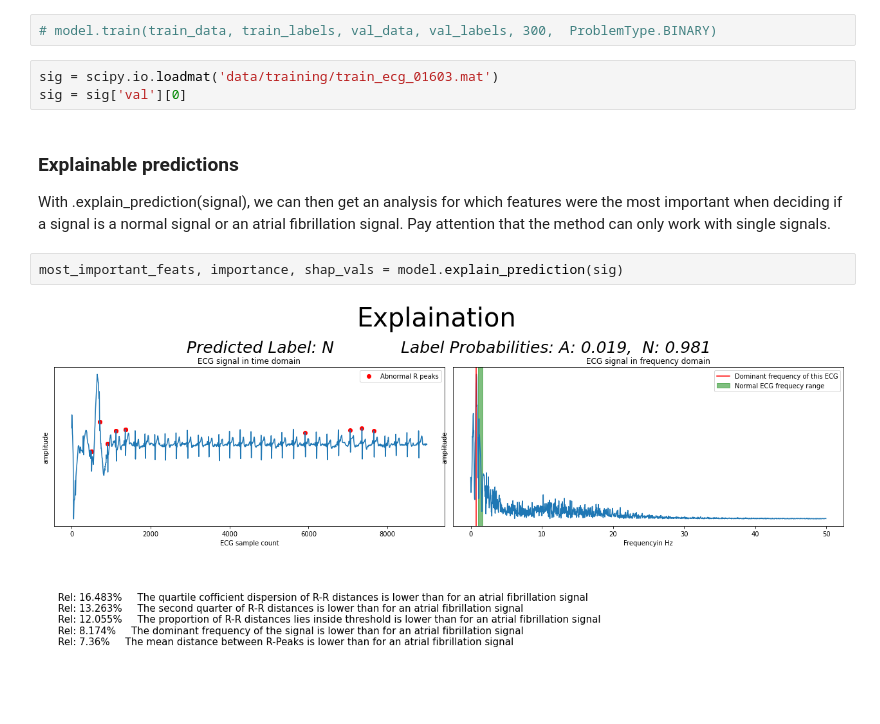
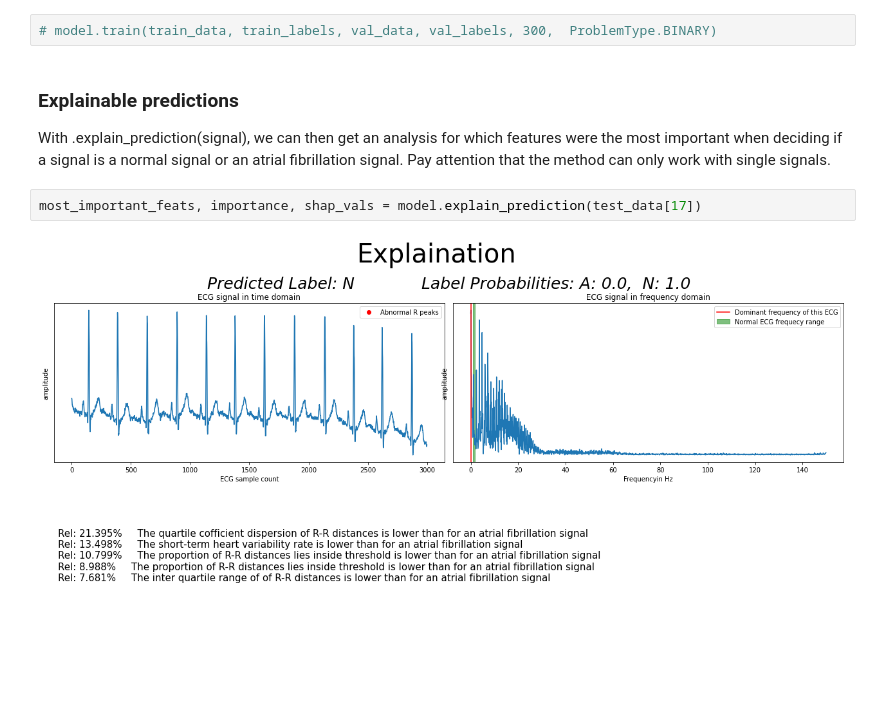
Before and after one commit to isabella-grieser/KISMED, a Jupyter notebook: Notebooks/explainablemodel.ipynb, the cells around one changed output. Cells and saved outputs as stored; diff of their text form; blank space fills up the shorter version.

Commit message:
change plots

```diff
--- a/Notebooks/explainablemodel.ipynb
+++ b/Notebooks/explainablemodel.ipynb
@@ -38,14 +35,11 @@ train_data, train_labels, val_data, val_labels, test_data, test_labels = preproc
 To be able to explain predictions, the model (and its explanation model) needs to trained.
 # %%
 # model.train(train_data, train_labels, val_data, val_labels, 300,  ProblemType.BINARY)
-# %%
-sig = scipy.io.loadmat('data/training/train_ecg_01603.mat')
-sig = sig['val'][0]
 # %% [markdown]
 ### Explainable predictions
 With .explain_prediction(signal), we can then get an analysis for which features were the most important when deciding if a signal is a normal signal or an atrial fibrillation signal.
 Pay attention that the method can only work with single signals.
 # %%
-most_important_feats, importance, shap_vals = model.explain_prediction(sig)
+most_important_feats, importance, shap_vals = model.explain_prediction(test_data[17])
 # %% [output]
-[figure, old version]
+[figure, new version]
```
Also changed, not shown: parts of 2 cells of this notebook, 2 other files.
